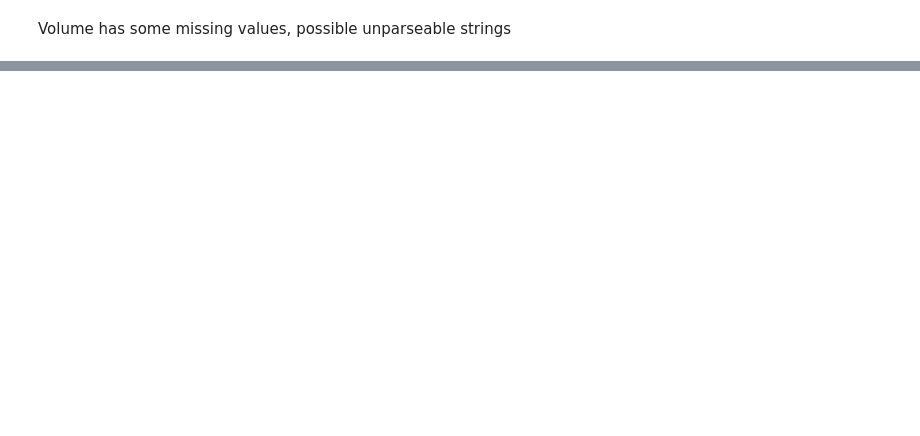
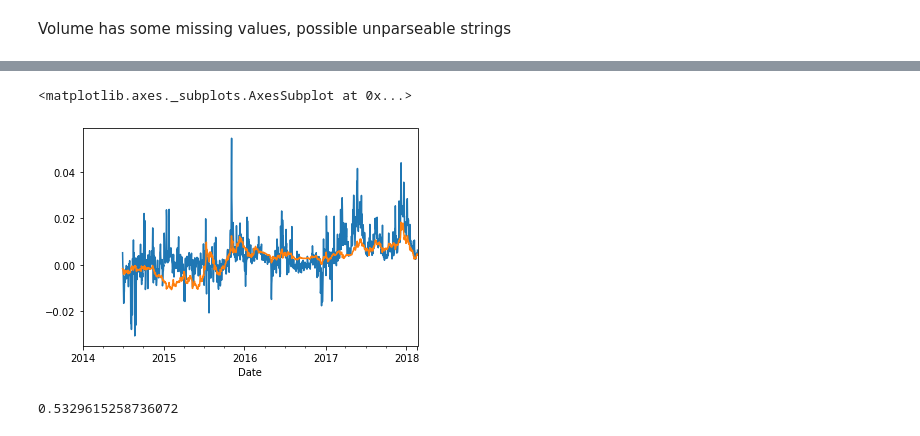
Before and after one commit to ElPapi42/data-fresh, a Jupyter notebook: notebook.ipynb, the cells around one changed output, grey strips where cells are left out. Cells and saved outputs as stored; diff of their text form; code cells hidden in the pictures; blank space fills up the shorter version.

```diff
--- a/notebook.ipynb
+++ b/notebook.ipynb
@@ -66,0 +114,18 @@ Volume has some missing values, possible unparseable strings
+# %%
+close_pct = btc['Close']['2014':]
+close_pct = (close_pct - close_pct.min()) / (close_pct.max() - close_pct.min())
+close_pct = close_pct.rolling(window=180).mean().pct_change()
+
+volume_pct = btc['Volume']['2014':]
+volume_pct = (volume_pct - volume_pct.min()) / (volume_pct.max() - volume_pct.min())
+volume_pct = volume_pct.rolling(window=180).mean().pct_change()
+# %%
+volume_pct.plot(kind='line')
+close_pct.plot(kind='line')
+# %% [output]
+<matplotlib.axes._subplots.AxesSubplot at 0x...>
+[figure, added]
+# %%
+close_pct.corr(volume_pct)
+# %% [output]
+0.5329615258736072
```
Also changed, not shown: parts of 13 cells of this notebook.
